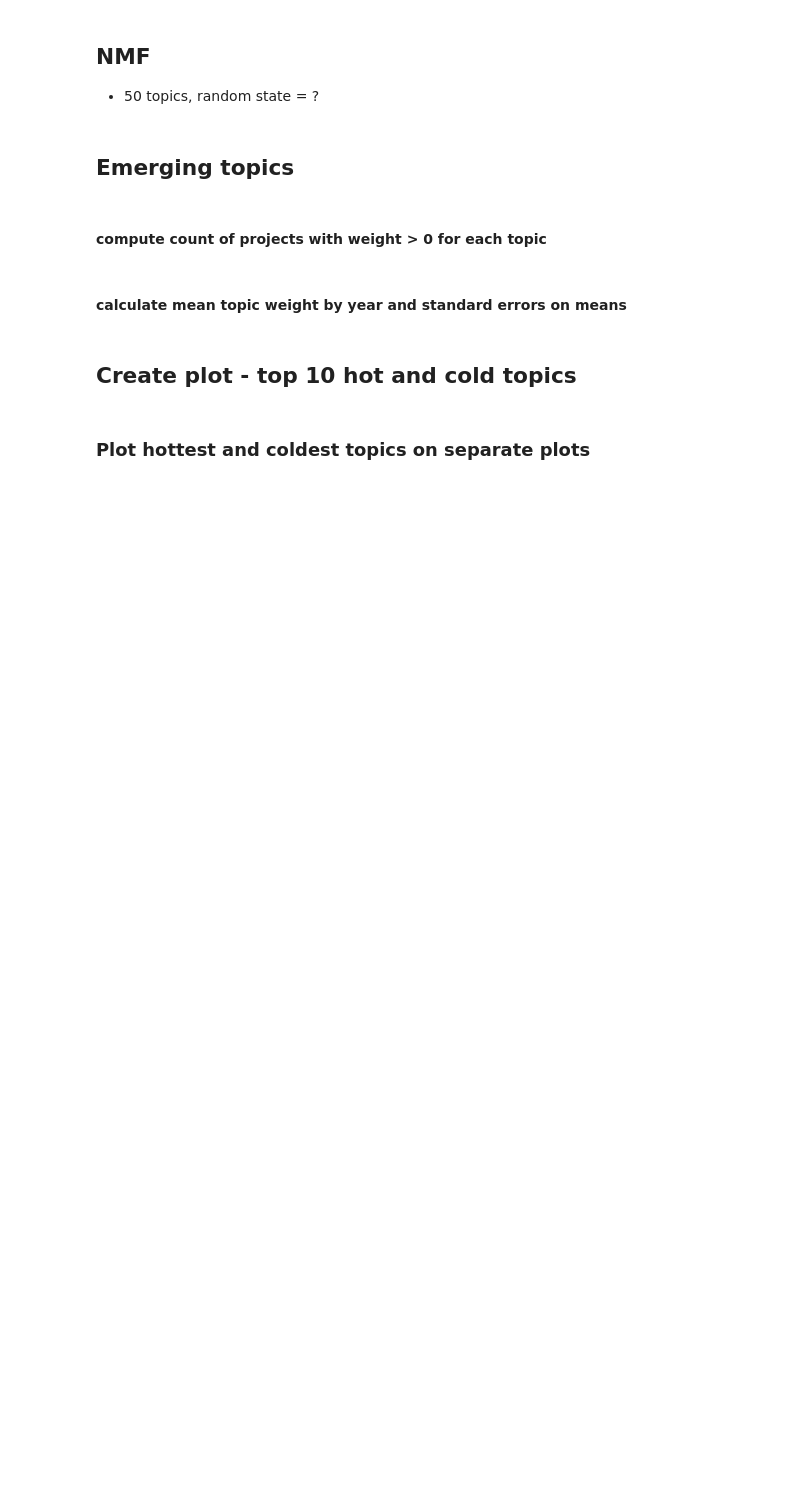
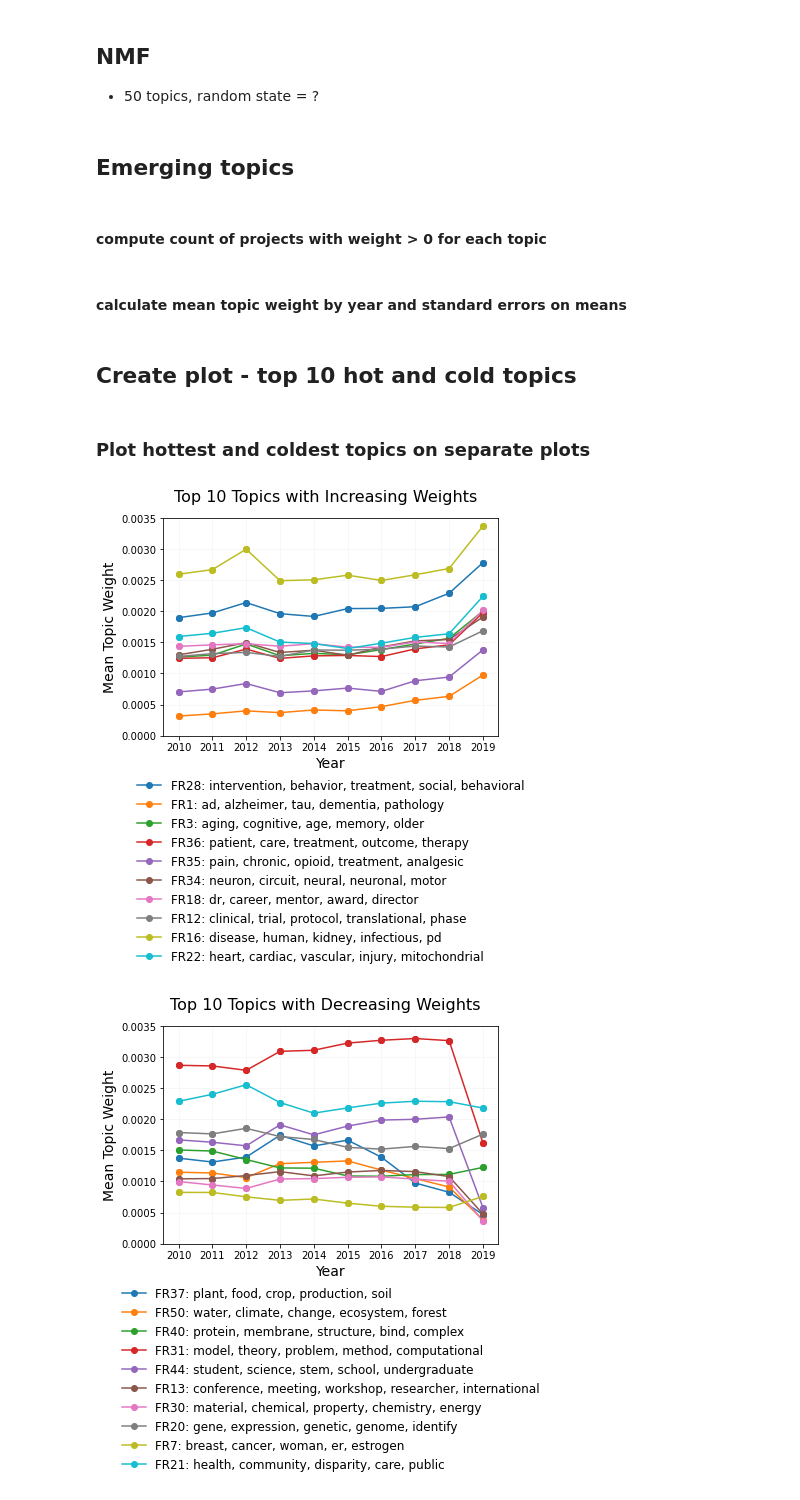
Before and after one commit to uva-bi-sdad/publicrd, a Jupyter notebook: src/Tech-Report/full-results/ET-full-final.ipynb, the cells around one changed output. Drawn from its saved outputs; the diff is of its cells as text; code cells hidden in the pictures; blank space fills up the shorter version.

Commit message:
redo trend analysis figures to match FR labels with paper table

```diff
--- a/src/Tech-Report/full-results/ET-full-final.ipynb
+++ b/src/Tech-Report/full-results/ET-full-final.ipynb
@@ -244,7 +248,0 @@ leg_label = [i + ": " + j for i, j in zip(leg_topic_label, leg)]
-# %%
-# collect slopes to sort
-topic_results = {}
-
-for i in range(1,num_topics+1):
-    linear_fit = lm().fit(topic_wts_2010_2019["START_YEAR"].values.reshape(-1,1), topic_wts_2010_2019.iloc[:,i].values.reshape(-1,1))
-    topic_results[i] = [linear_fit.coef_[0][0], reg_topics.loc[i-1, "Topic Label"]]
@@ -254,8 +249,9 @@ def sort_dict(x):
-# %%
-sort_slopes = sort_dict(topic_results)
-top_slopes = [x[0] for x in sort_slopes[:10]]
-bottom_slopes = [x[0] for x in sort_slopes[-10:]]
-topnbot_slopes = top_slopes + bottom_slopes
+# %%
+bottom_slopes = regression_res.nsmallest(10, 'Slope')
+# %%
+bottom_leg_topic_label = bottom_slopes['Topic Label'].tolist()
+bottom_leg = bottom_slopes['Topic Words'].tolist()
+bottom_leg_label = [i + ": " + j for i, j in zip(bottom_leg_topic_label, bottom_leg)]
 # %% [markdown]
 ### Plot hottest and coldest topics on separate plots
 # %%
@@ -270,17 +266,17 @@ ax = fig.add_subplot(111)
 plt.grid(True, color = "whitesmoke")
 line = [[(0, 0)]]
 i = 0
-for n in top_slopes:
+for n in top_slopes.index:
     zorder = 10
     color = color_list[i] # "#D3D3D3"
     if i == 0:
         zorder = 10 #20
         color = color_list[i];
-    linear_fit = lm().fit(topic_wts_2010_2019["START_YEAR"].values.reshape(-1,1), topic_wts_2010_2019.iloc[:,n].values.reshape(-1,1))
+    #linear_fit = lm().fit(topic_wts_2010_2019["START_YEAR"].values.reshape(-1,1), topic_wts_2010_2019.iloc[:,n].values.reshape(-1,1))
     #ax.plot(topic_wts_2010_2019["START_YEAR"], (topic_wts_2010_2019["START_YEAR"]*linear_fit.coef_[0][0])+linear_fit.intercept_,linestyle = 'dashed', color = color_list[i])
-    ax.plot(topic_wts_2010_2019["START_YEAR"], topic_wts_2010_2019.iloc[:,n], '-o', color = color, zorder = zorder)
-    ax.errorbar(topic_wts_2010_2019["START_YEAR"], topic_wts_2010_2019.iloc[:,n],
-            yerr = np.array(topic_wts_se_2010_2019.iloc[:,n]), fmt = "o", color = color, zorder = zorder)
+    ax.plot(topic_wts_2010_2019["START_YEAR"], topic_wts_2010_2019.iloc[:,n+1], '-o', color = color, zorder = zorder)
+    ax.errorbar(topic_wts_2010_2019["START_YEAR"], topic_wts_2010_2019.iloc[:,n+1],
+            yerr = np.array(topic_wts_se_2010_2019.iloc[:,n+1]), fmt = "o", color = color, zorder = zorder)
     #line_return.append(mcol.LineCollection(2 * line, linestyles=['solid','dashed'], colors=[color_list[i],color_list[i]]))
     line_return.append(mcol.LineCollection(line, linestyles=['solid'], colors=[color]))
     i+=1
@@ -299,9 +295,9 @@ lc2 = mcol.LineCollection(2 * line, linestyles=['solid','dashed'], colors=['oran
 #plt.legend(line_return, [leg[x-1] for x in top_slopes], handler_map={type(line_return[0]): HandlerDashedLines()},
 #          handlelength=2, handleheight=2,bbox_to_anchor=(1.05, 0.7, 0.3, 0.2), loc='upper left')
 
-plt.legend([leg_label[x-1] for x in top_slopes], bbox_to_anchor=(0.35, -0.35, 0.3, 0.2),
+plt.legend([top_leg_label[x] for x in range(0,len(top_leg_label))], bbox_to_anchor=(0.35, -0.35, 0.3, 0.2),
            loc='upper center', fontsize = 'large', frameon = False)
-plt.savefig("full_increasing_50_topics_2018.png", dpi = 800, bbox_inches = "tight")
+plt.savefig("full_increasing_50_topics_2019.png", dpi = 800, bbox_inches = "tight")
 plt.show()
 
 
@@ -316,38 +312,41 @@ fig.suptitle('Top 10 Topics with Decreasing Weights', fontsize=16)
 ax = fig.add_subplot(111)
 plt.grid(True, color = "whitesmoke")
 i = 0
-for n in bottom_slopes:
+for n in bottom_slopes.index:
     zorder = 10
     color = color_list[i]  #"#D3D3D3"
     if i == 4:
         zorder = 10 #20
         color = color_list[i]
-    linear_fit = lm().fit(topic_wts_2010_2019["START_YEAR"].values.reshape(-1,1), topic_wts_2010_2019.iloc[:,n].values.reshape(-1,1))
+    #linear_fit = lm().fit(topic_wts_2010_2019["START_YEAR"].values.reshape(-1,1), topic_wts_2010_2019.iloc[:,n].values.reshape(-1,1))
     #ax.plot(topic_wts_2010_2019["START_YEAR"], (topic_wts_2010_2019["START_YEAR"]*linear_fit.coef_[0][0])+linear_fit.intercept_,linestyle = 'dashed', color = color_list[i+5])
-    ax.plot(topic_wts_2010_2019["START_YEAR"], topic_wts_2010_2019.iloc[:,n], '-o', color=color, zorder = zorder)
-    ax.errorbar(topic_wts_2010_2019["START_YEAR"], topic_wts_2010_2019.iloc[:,n],
-            yerr = np.array(topic_wts_se_2010_2019.iloc[:,n]), fmt = "o", color=color, zorder = zorder)
+    ax.plot(topic_wts_2010_2019["START_YEAR"], topic_wts_2010_2019.iloc[:,n+1], '-o', color=color, zorder = zorder)
+    ax.errorbar(topic_wts_2010_2019["START_YEAR"], topic_wts_2010_2019.iloc[:,n+1],
+            yerr = np.array(topic_wts_se_2010_2019.iloc[:,n+1]), fmt = "o", color=color, zorder = zorder)
     #line_return.append(mcol.LineCollection(2 * line, linestyles=['solid','dashed'], colors=[color_list[i+5],color_list[i+5]]))
     line_return.append(mcol.LineCollection(line, linestyles=['solid'], colors=[color]))
     i+=1
     #leg.append("Topic %d"%(n+1))
 
 plt.xticks(np.arange(topic_wts_2010_2019["START_YEAR"].min(), topic_wts_2010_2019["START_YEAR"].max()+1, 1.0))
 plt.xlabel('Year', fontsize=14)
 plt.ylabel('Mean Topic Weight', fontsize=14)
 plt.ylim(bottom = 0, top = 0.0035)
 #ax.yaxis.set_label_coords(-0.14,0.5)
 
 
 # set up the proxy artist
 lc = mcol.LineCollection(2 * line, linestyles=['solid','dashed'], colors=['blue','blue'])
 lc2 = mcol.LineCollection(2 * line, linestyles=['solid','dashed'], colors=['orange','orange'])
 
 # create the legend
 #plt.legend(line_return, [leg[x-1] for x in bottom_slopes], handler_map={type(line_return[0]): HandlerDashedLines()},
 #          handlelength=2, handleheight=2,bbox_to_anchor=(1.05, 0.7, 0.3, 0.2), loc='upper left')
 
-plt.legend([leg_label[x-1] for x in bottom_slopes], bbox_to_anchor=(0.35, -0.35, 0.3, 0.2),
+plt.legend([bottom_leg_label[x] for x in range(0,len(bottom_leg_label))], bbox_to_anchor=(0.35, -0.35, 0.3, 0.2),
            loc='upper center', fontsize = 'large', frameon = False)
-plt.savefig("full_decreasing_50_topics_2018.png", dpi = 800, bbox_inches = "tight")
+plt.savefig("full_decreasing_50_topics_2019.png", dpi = 800, bbox_inches = "tight")
 plt.show()
+# %% [output]
+[figure, added]
+[figure, added]
```
Also changed, not shown: parts of 15 cells of this notebook, 8 other files.
